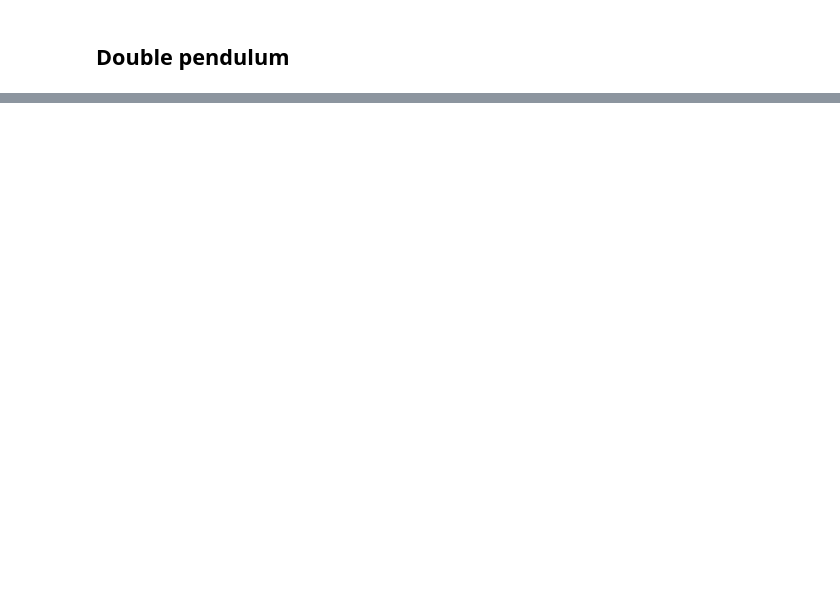
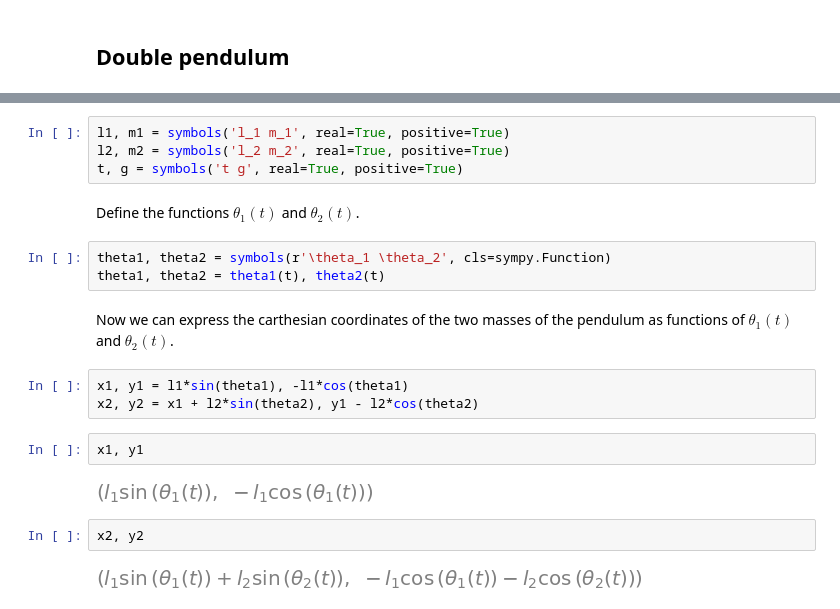
Before and after one commit to gjbex/Scientific-Python, a Jupyter notebook: source-code/sympy/pendulums.ipynb, the cells around one changed output, grey strips where cells are left out. Saved outputs shown, nothing was run; the diff lists cells and outputs as text; blank space fills up the shorter version.

Commit message:
Add Jacobian simple pendium, equations double pendulum

```diff
--- a/source-code/sympy/pendulums.ipynb
+++ b/source-code/sympy/pendulums.ipynb
@@ -161,3 +199,25 @@ plot.show()
 # %% [markdown]
 The double pendulum is more complicated system that can even exhibit chaotic behavior.  We consider two pendulums with length $l_1$ and $l_2$, masses $m_1$ and $m_2$ respectively.  The second pendulum is attached to the end of the first.  Their angles with respect to the $Y$-axis are $\theta_1$ and $\theta_2$ respectively.
 ![double pendulum](img/double_pendulum.png)
+# %%
+l1, m1 = symbols('l_1 m_1', real=True, positive=True)
+l2, m2 = symbols('l_2 m_2', real=True, positive=True)
+t, g = symbols('t g', real=True, positive=True)
+# %% [markdown]
+Define the functions $\theta_1(t)$ and $\theta_2(t)$.
+# %%
+theta1, theta2 = symbols(r'\theta_1 \theta_2', cls=sympy.Function)
+theta1, theta2 = theta1(t), theta2(t)
+# %% [markdown]
+Now we can express the carthesian coordinates of the two masses of the pendulum as functions of $\theta_1(t)$ and $\theta_2(t)$.
+# %%
+x1, y1 = l1*sin(theta1), -l1*cos(theta1)
+x2, y2 = x1 + l2*sin(theta2), y1 - l2*cos(theta2)
+# %%
+x1, y1
+# %% [output]
+[figure, added]
+# %%
+x2, y2
+# %% [output]
+[figure, added]
```
Also changed, not shown: parts of 20 cells of this notebook.
